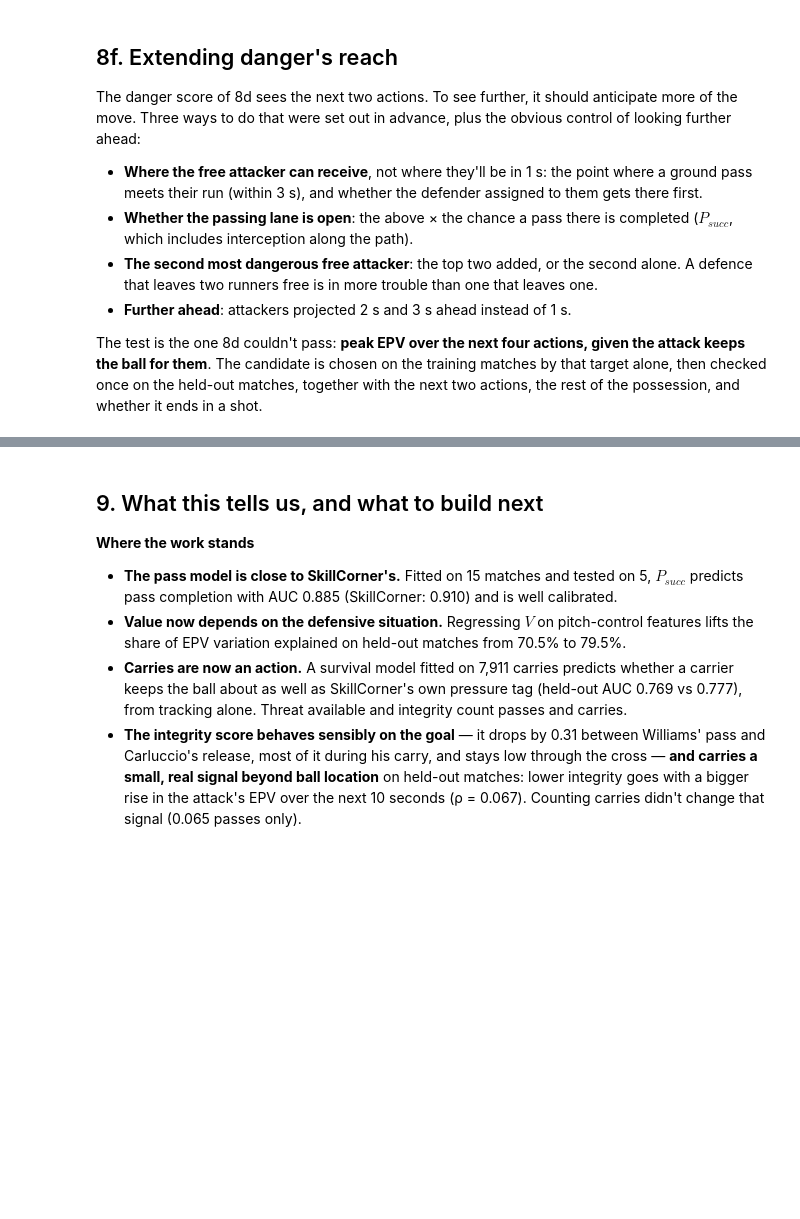
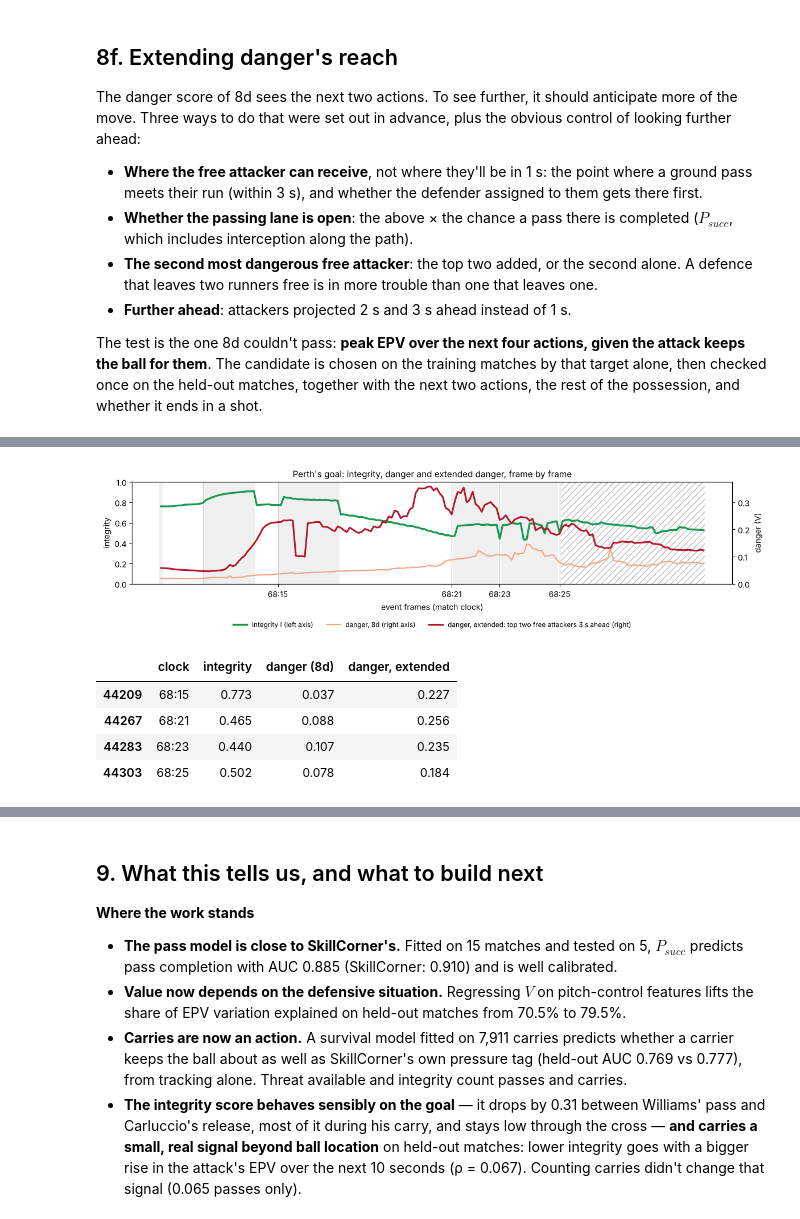
Before and after one commit to misoverfitting/soccer_data, a Jupyter notebook: notebooks/defensive_shape_integrity.ipynb, the cells around one changed output, grey strips where cells are left out. Cells and saved outputs as stored; diff of their text form; code cells hidden in the pictures; blank space fills up the shorter version.

```diff
--- a/notebooks/defensive_shape_integrity.ipynb
+++ b/notebooks/defensive_shape_integrity.ipynb
@@ -2411,21 +2445,28 @@ HELD_8F
 # %%
 goal_frames["danger_ext"] = [danger_ext(*frame_cache[f_])[DANGER_EXT] for f_ in goal_frames.index]
 fig, ax_ = plt.subplots(figsize=(12, 3.4)); ax2_ = ax_.twinx()
 shade_phases(ax_, goal_frames)
 for r_ in releases.itertuples():
     ax_.axvline(r_.frame, c="#cccccc", lw=1, zorder=1)
 ax_.plot(goal_frames.index, goal_frames.integrity, c=C_INT, lw=2.4, label="integrity I (left axis)")
 ax2_.plot(goal_frames.index, goal_frames.danger, c="#f4a582", lw=1.6, label="danger, 8d (right axis)")
 ax2_.plot(goal_frames.index, goal_frames.danger_ext, c="#b2182b", lw=2.2, label="danger, extended: top two free attackers 3 s ahead (right)")
 ax_.set_ylim(0, 1); ax_.set_ylabel("integrity"); ax2_.set_ylabel("danger (V)"); ax2_.set_ylim(0, None)
 ax_.set_xticks(event_frames); ax_.set_xticklabels([clock(f_) for f_ in event_frames]); ax_.set_xlabel("event frames (match clock)")
 h1_, l1_ = ax_.get_legend_handles_labels(); h2_, l2_ = ax2_.get_legend_handles_labels()
-ax_.legend(h1_ + h2_, l1_ + l2_, loc="upper left", fontsize=8.5, frameon=False, ncol=3)
+ax_.legend(h1_ + h2_, l1_ + l2_, loc="upper center", bbox_to_anchor=(0.5, -0.3), fontsize=8.5, frameon=False, ncol=3)
 ax_.set_title("Perth's goal: integrity, danger and extended danger, frame by frame", fontsize=11)
 plt.tight_layout(); fig.savefig(FIG_DIR / "goal_integrity_danger_ext.png", dpi=150, bbox_inches="tight"); plt.show()
 pd.DataFrame({"clock": [clock(f_) for f_ in event_frames], "integrity": goal_frames.loc[event_frames, "integrity"].round(3).values,
               "danger (8d)": goal_frames.loc[event_frames, "danger"].round(3).values,
               "danger, extended": goal_frames.loc[event_frames, "danger_ext"].round(3).values}, index=event_frames)
+# %% [output]
+[figure, added]
+|  | clock | integrity | danger (8d) | danger, extended |
+| 44209 | 68:15 | 0.773 | 0.037 | 0.227 |
+| 44267 | 68:21 | 0.465 | 0.088 | 0.256 |
+| 44283 | 68:23 | 0.440 | 0.107 | 0.235 |
+| 44303 | 68:25 | 0.502 | 0.078 | 0.184 |
 # %% [markdown]
 #### What 8f shows
 
```
Also changed, not shown: parts of 6 cells of this notebook, 2 other files.
